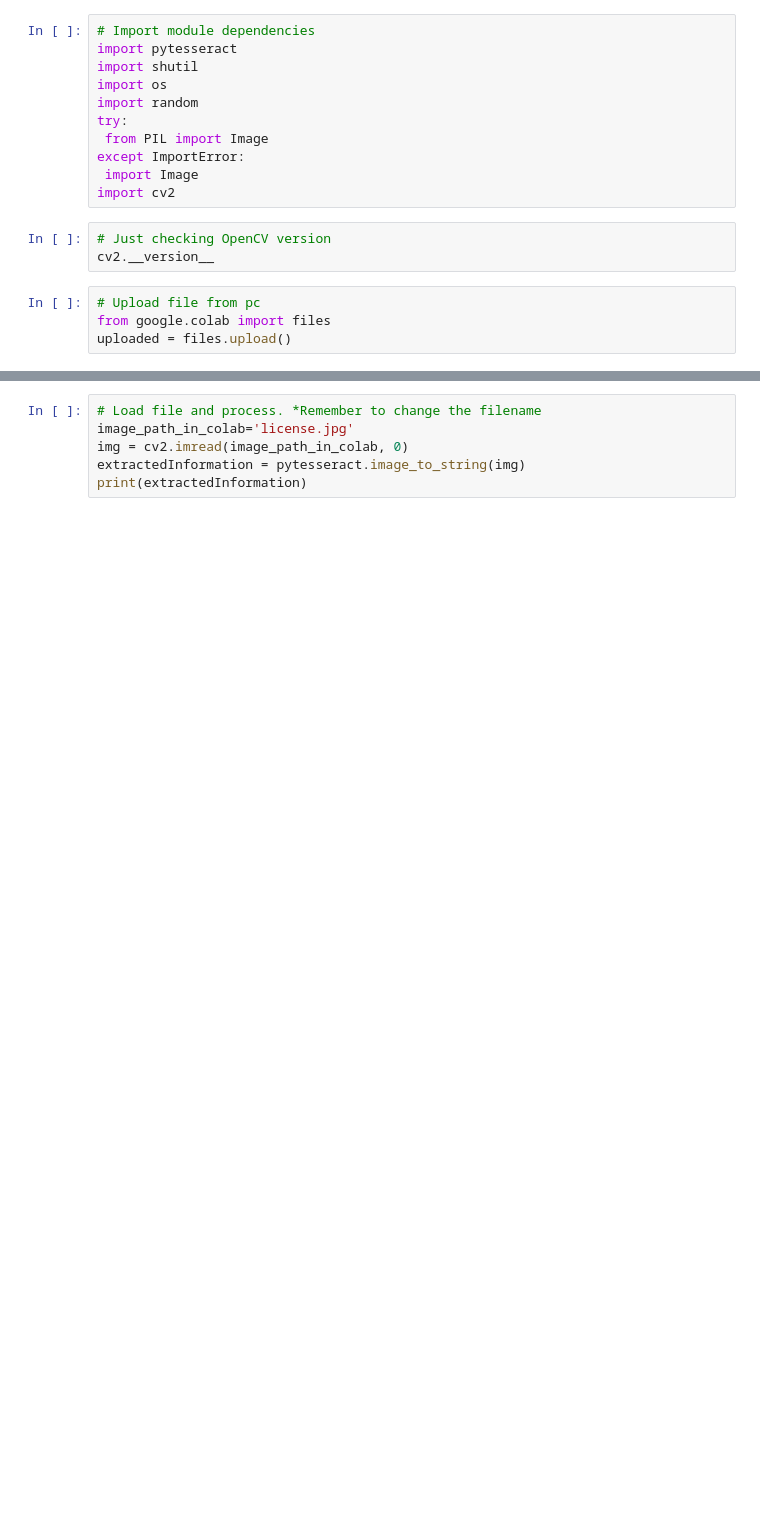
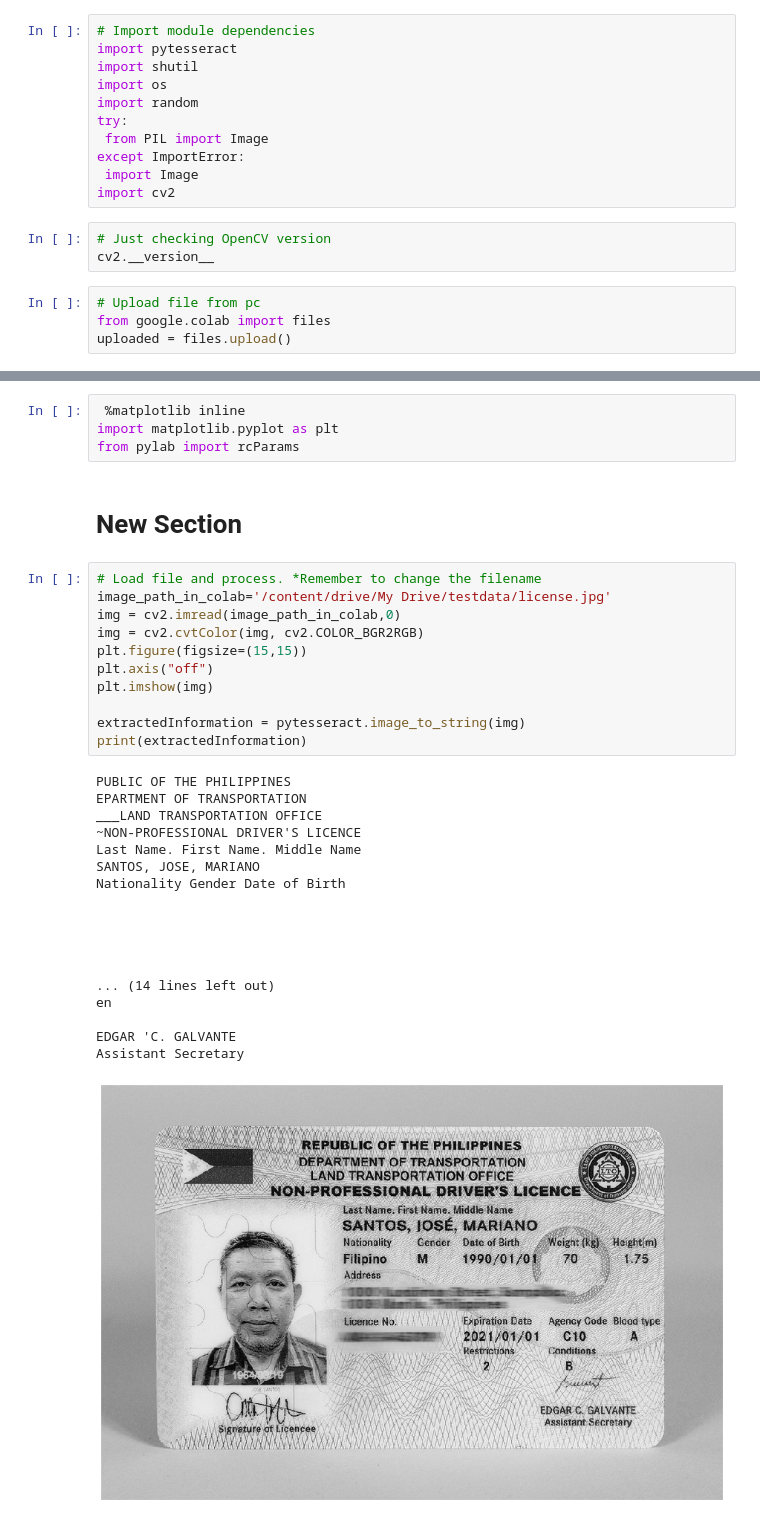
Before and after one commit to micaela-mangubat/playground, a Jupyter notebook: ID_reader.ipynb, the cells around one changed output, grey strips where cells are left out. Drawn from its saved outputs; the diff is of its cells as text; blank space fills up the shorter version.

```diff
--- a/ID_reader.ipynb
+++ b/ID_reader.ipynb
@@ -27,6 +54,36 @@ uploaded = files.upload()
+# %%
+ %matplotlib inline
+import matplotlib.pyplot as plt
+from pylab import rcParams
+# %% [markdown]
+# New Section
 # %%
 # Load file and process. *Remember to change the filename
-image_path_in_colab='license.jpg'
-img = cv2.imread(image_path_in_colab, 0)
+image_path_in_colab='/content/drive/My Drive/testdata/license.jpg'
+img = cv2.imread(image_path_in_colab,0)
+img = cv2.cvtColor(img, cv2.COLOR_BGR2RGB)
+plt.figure(figsize=(15,15))
+plt.axis("off")
+plt.imshow(img)
+
 extractedInformation = pytesseract.image_to_string(img)
 print(extractedInformation)
+# %% [output]
+PUBLIC OF THE PHILIPPINES
+EPARTMENT OF TRANSPORTATION
+___LAND TRANSPORTATION OFFICE
+~NON-PROFESSIONAL DRIVER'S LICENCE
+Last Name. First Name. Middle Name
+SANTOS, JOSE, MARIANO
+Nationality Gender Date of Birth
+
+
+
+
+
+... (14 lines left out)
+en
+
+EDGAR 'C. GALVANTE
+Assistant Secretary
+[figure, added]
```
Also changed, not shown: parts of 2 cells of this notebook.
